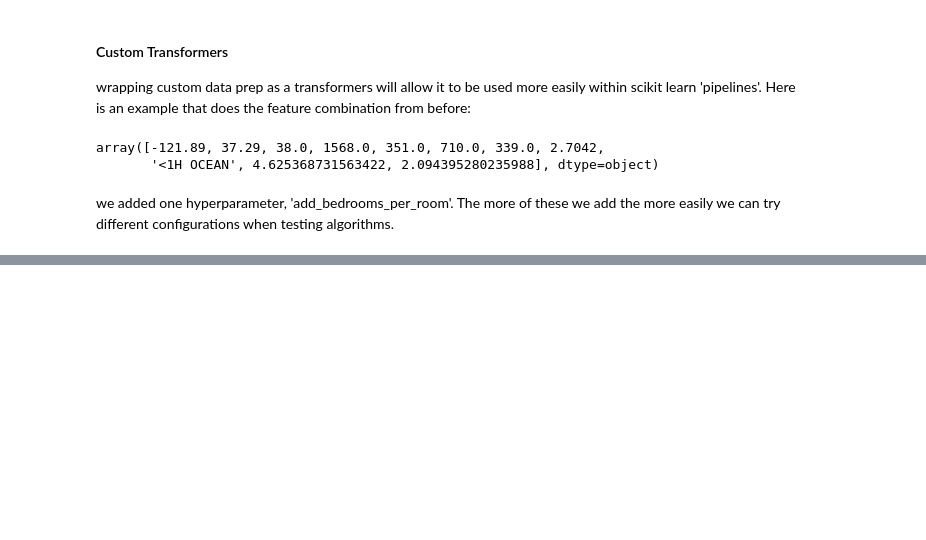
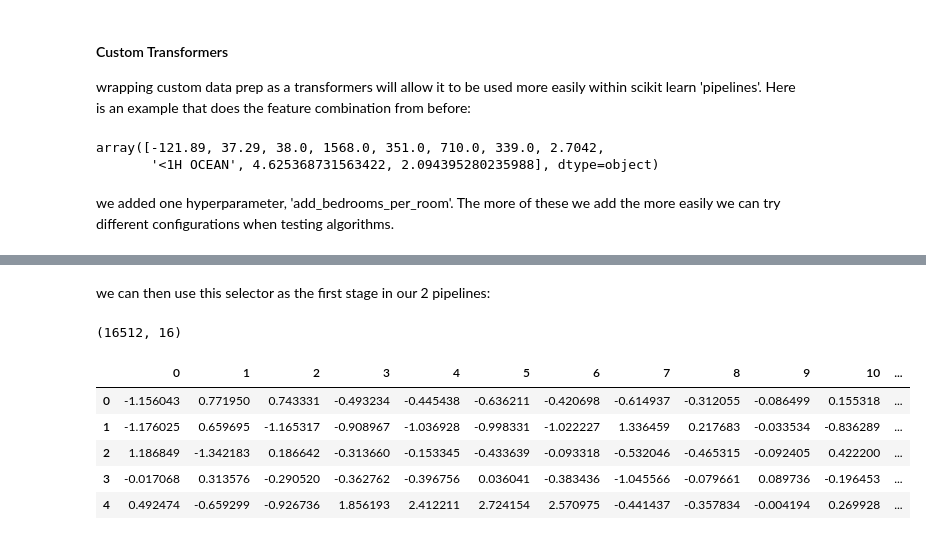
Before and after one commit to Kallin/data_sci_explore, a Jupyter notebook: work/external_tutorials/hands_on_machine_learning/chapter_2/index.ipynb, the cells around one changed output, grey strips where cells are left out. Cells and saved outputs as stored; diff of their text form; code cells hidden in the pictures; blank space fills up the shorter version.

```diff
--- a/work/external_tutorials/hands_on_machine_learning/chapter_2/index.ipynb
+++ b/work/external_tutorials/hands_on_machine_learning/chapter_2/index.ipynb
@@ -575,0 +615,47 @@ we added one hyperparameter, 'add_bedrooms_per_room'. The more of these we add t
+# %%
+from sklearn.base import BaseEstimator, TransformerMixin
+
+class DataFrameSelector(BaseEstimator, TransformerMixin):
+    def __init__(self, attribute_names):
+        self.attribute_names = attribute_names
+    def fit(self, X, y=None):
+        return self
+    def transform(self, X):
+        return X[self.attribute_names].values
+# %% [markdown]
+we can then use this selector as the first stage in our 2 pipelines:
+# %%
+from sklearn.pipeline import FeatureUnion
+
+num_attribs = list(housing_num)
+cat_attribs = ["ocean_proximity"]
+
+num_pipeline = Pipeline([
+        ('selector', DataFrameSelector(num_attribs)),
+        ('imputer', Imputer(strategy="median")),
+        ('attribs_adder', CombinedAttributesAdder()),
+        ('std_scaler', StandardScaler()),
+    ])
+
+cat_pipeline = Pipeline([
+        ('selector', DataFrameSelector(cat_attribs)),
+        ('label_binarizer', LabelBinarizer()),
+    ])
+
+full_pipeline = FeatureUnion(transformer_list=[
+        ("num_pipeline", num_pipeline),
+        ("cat_pipeline", cat_pipeline),
+    ])
+# %%
+# huzzah, a fully transformed, standardized, labelized dataset:
+housing_prepared = full_pipeline.fit_transform(housing)
+print(housing_prepared.shape)
+pd.DataFrame(housing_prepared).head()
+# %% [output]
+(16512, 16)
+|  | 0 | 1 | 2 | 3 | 4 | 5 | 6 | 7 | 8 | 9 | 10 | ... |
+| 0 | -1.156043 | 0.771950 | 0.743331 | -0.493234 | -0.445438 | -0.636211 | -0.420698 | -0.614937 | -0.312055 | -0.086499 | 0.155318 | ... |
+| 1 | -1.176025 | 0.659695 | -1.165317 | -0.908967 | -1.036928 | -0.998331 | -1.022227 | 1.336459 | 0.217683 | -0.033534 | -0.836289 | ... |
+| 2 | 1.186849 | -1.342183 | 0.186642 | -0.313660 | -0.153345 | -0.433639 | -0.093318 | -0.532046 | -0.465315 | -0.092405 | 0.422200 | ... |
+| 3 | -0.017068 | 0.313576 | -0.290520 | -0.362762 | -0.396756 | 0.036041 | -0.383436 | -1.045566 | -0.079661 | 0.089736 | -0.196453 | ... |
+| 4 | 0.492474 | -0.659299 | -0.926736 | 1.856193 | 2.412211 | 2.724154 | 2.570975 | -0.441437 | -0.357834 | -0.004194 | 0.269928 | ... |
```
Also changed, not shown: parts of 22 cells of this notebook.
